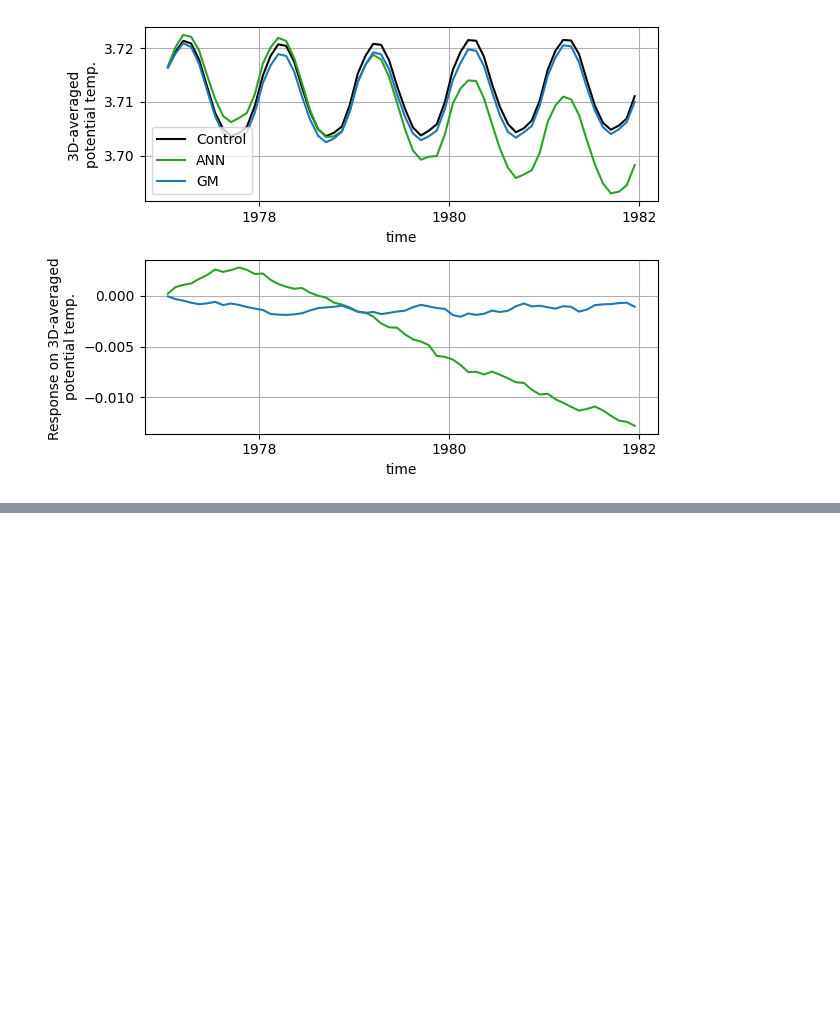
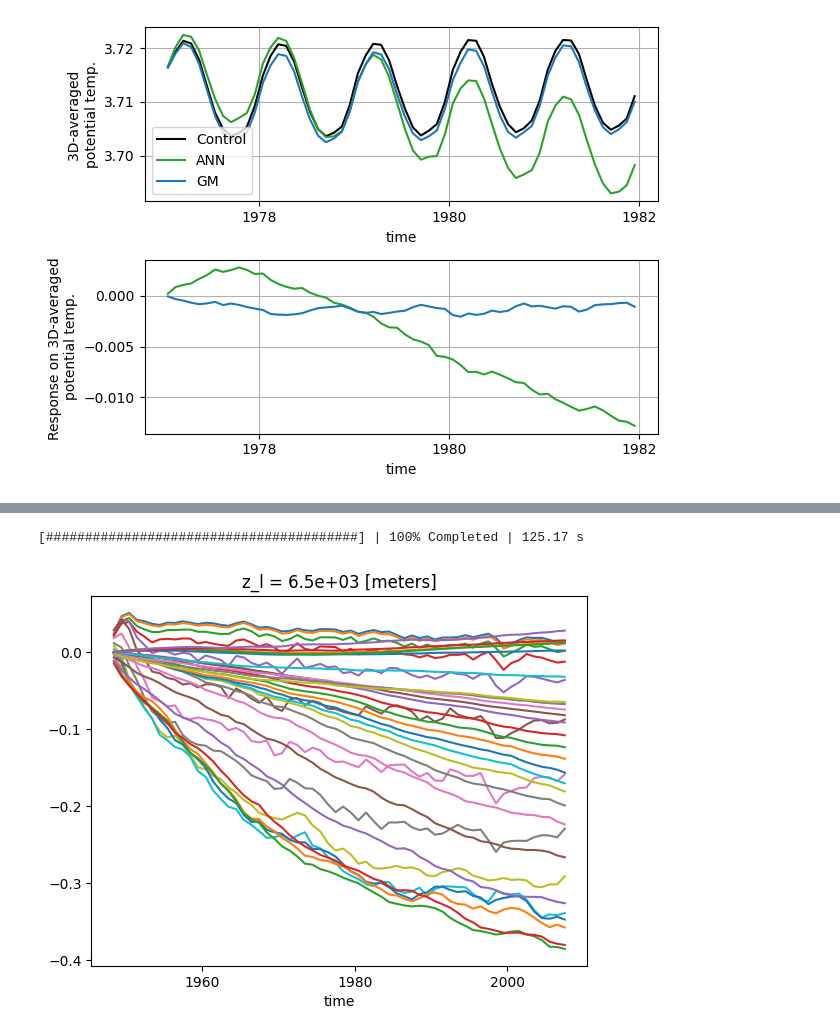
Before and after one commit to m2lines/calibration-MOM6, a Jupyter notebook: notebooks/prepare-thetao-dataset.ipynb, the cells around one changed output, grey strips where cells are left out. Saved outputs shown, nothing was run; the diff lists cells and outputs as text; code cells hidden in the pictures; blank space fills up the shorter version.

```diff
--- a/notebooks/prepare-thetao-dataset.ipynb
+++ b/notebooks/prepare-thetao-dataset.ipynb
@@ -211,0 +265,24 @@ plt.tight_layout()
+# %%
+base_path = '/scratch/js15017/OM4_storage/CORE-AIF-runs'
+files = os.path.join(base_path,'unparameterized','*ocean_annual_z*')
+control = xr.open_mfdataset(files, parallel=True, combine='nested', compat='no_conflicts', concat_dim='time', chunks={'time':1})
+
+files = os.path.join(base_path,'ANN','*ocean_annual_z*')
+ann = xr.open_mfdataset(files, parallel=True, combine='nested', compat='no_conflicts', concat_dim='time', chunks={'time':1})
+# %%
+def ave2d(array, param):
+    return (array * param.dxt * param.dyt * param.mask_nan).sum(['xh','yh']) / (param.dxt * param.dyt * param.mask_nan).sum(['xh','yh'])
+# %%
+param['mask_nan'] = xr.where(np.isnan(thetao.isel(time=0)),np.nan,1.)
+param['dz'] = xr.DataArray(np.diff(ds.z_i), dims='z_l', coords={'z_l': ds.z_l})
+param['z_i'] = ds.z_i
+# %%
+with ProgressBar():
+    response = ave2d(ann.thetao - control.thetao, param).compute()
+# %% [output]
+[########################################] | 100% Completed | 125.17 s
+# %%
+for z_l in range(35):
+    response[:,z_l].plot()
+# %% [output]
+[figure, added]
```
Also changed, not shown: parts of 36 cells of this notebook.
